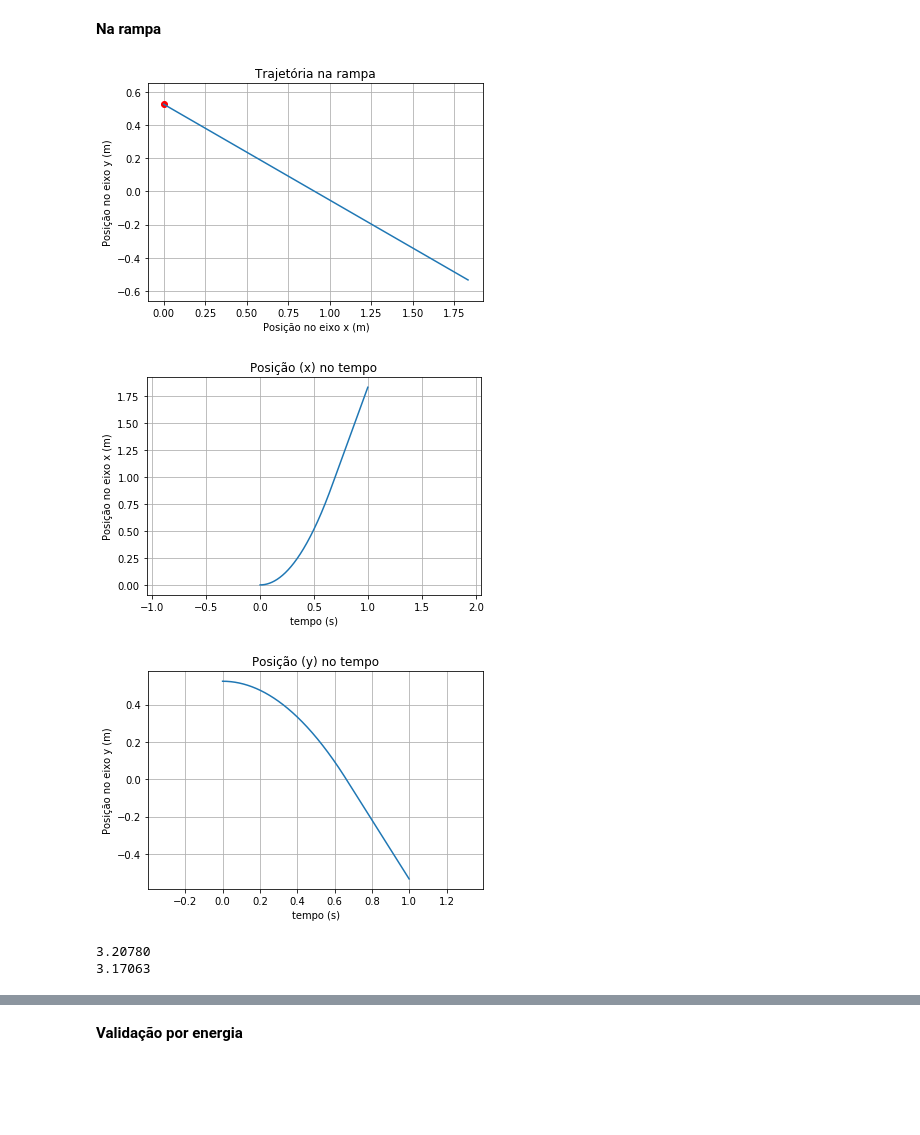
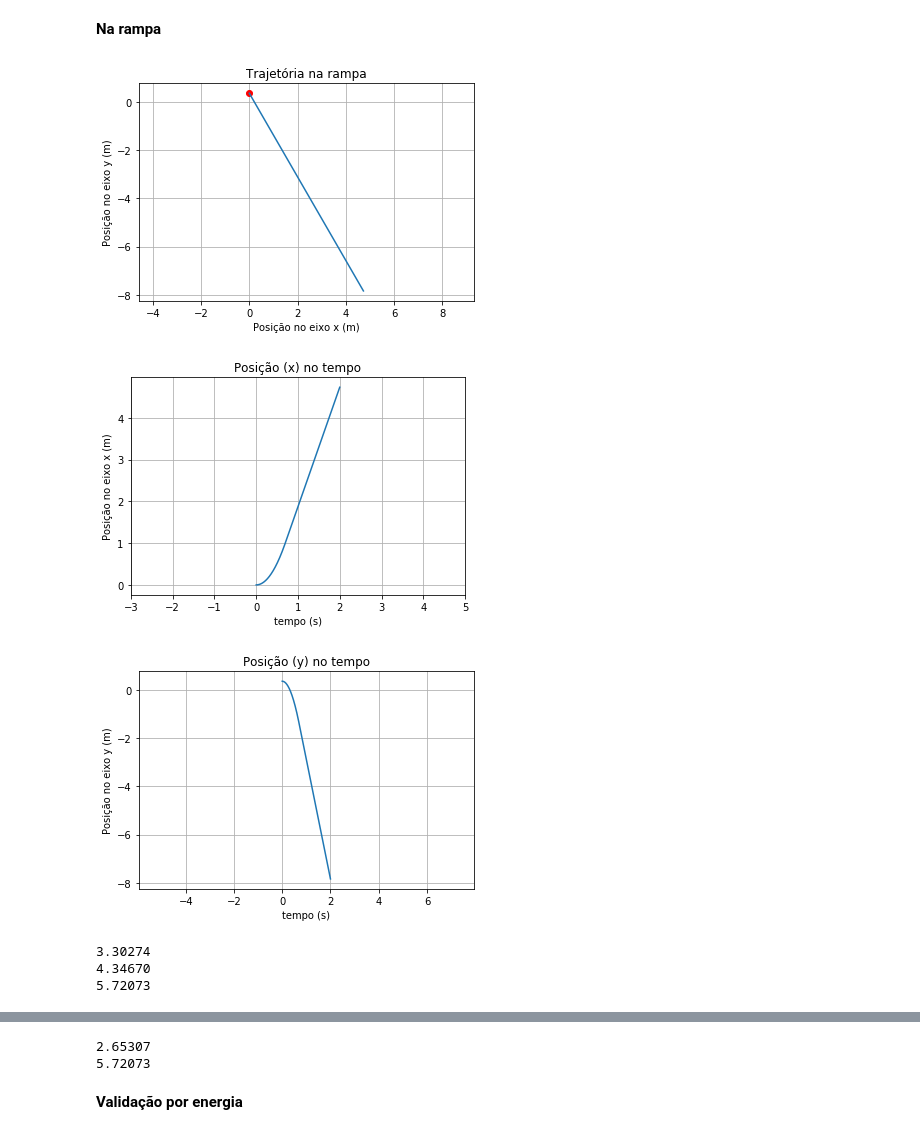
Before and after one commit to pedrocelia/Hot-Wheels, a Jupyter notebook: Hot Wheels(1).ipynb, the cells around one changed output, grey strips where cells are left out. Drawn from its saved outputs; the diff is of its cells as text; code cells hidden in the pictures; blank space fills up the shorter version.

```diff
--- a/Hot Wheels(1).ipynb
+++ b/Hot Wheels(1).ipynb
@@ -23,7 +23,7 @@ peso = m*g #em N
 Cd = 0.82
 A = (2/100)*(2/100)
 p = 1
-ang = math.radians(30)
+ang = math.radians(20)
 sen = math.sin(ang)
 cos = math.cos(ang)
 altura = 1.05*math.sin(ang)
@@ -31,11 +31,12 @@ Xmax = altura/math.tan(ang)
 # %% [markdown]
 **Na rampa**
 # %%
-def EquaçãoDiferencial(listaSolucao, t):
+def EquaçãoDiferencial(listaSolucao, t, a):
     x = listaSolucao[0]
     y = listaSolucao[1]
     Vx = listaSolucao[2]
     Vy = listaSolucao[3]
+    lista_velocidade = []
     v = math.sqrt(Vx**2 + Vy**2)
     D = 1/2*(p*Cd*A*(v**2))
     N = peso*cos
@@ -45,19 +46,17 @@ def EquaçãoDiferencial(listaSolucao, t):
     dydt = Vy
     dVxdt = ((N*sen) - (D*cos) - (4*fat*cos))/m
     dVydt = ((N*cos) + (D*sen) + (4*fat*sen))/m - g
-
     if x > Xmax:
         dVxdt = 0
         dVydt = 0
 
 
-    return dxdt, dydt, dVxdt, dVydt
+    return dxdt, dydt, dVxdt, dVydt, v
 # %%
 delta_t = 1e-3
-tempo = np.arange(0,1,delta_t)
-
-CI = [0,altura,0,0]
-solucao = odeint(EquaçãoDiferencial, CI, tempo)
+tempo = np.arange(0,2,delta_t)
+CI = [0,altura,0,0,0]
+solucao = odeint(EquaçãoDiferencial, CI, tempo, args=(ang,))
 
 #plotando posição inicial
 plt.plot(CI[0],CI[1],'ro')
@@ -71,35 +70,59 @@ plt.axis('equal')
 plt.grid(True)
 plt.show()
 
 #plotando x no tempo
 plt.plot(tempo, solucao[:,0])
 plt.xlabel('tempo (s)')
 plt.ylabel('Posição no eixo x (m)')
 plt.title('Posição (x) no tempo')
 plt.axis('equal')
 plt.grid(True)
 plt.show()
 
 #plotando y no tempo
 plt.plot(tempo, solucao[:,1])
 plt.xlabel('tempo (s)')
 plt.ylabel('Posição no eixo y (m)')
 plt.title('Posição (y) no tempo')
 plt.axis('equal')
 plt.grid(True)
 plt.show()
 
 
+#gráfico da influência do ângulo na velocidade final da rampa
+
+lista_de_angulos = [30,45,60]
+
+for angulo in lista_de_angulos:
+    ang_radianos = math.radians(angulo)
+    sen = math.sin(ang_radianos)
+    cos = math.cos(ang_radianos)
+    solucao_para_velocidade = odeint(EquaçãoDiferencial, CI, tempo, args=(ang_radianos,))
+    vxf = solucao_para_velocidade[:,2][-1]
+    vyf = solucao_para_velocidade[:,3][-1]
+    vf = math.sqrt((vxf**2) + (vyf**2))
+    print('%.5f' %vf)
+    plt.plot(tempo, solucao_para_velocidade[:,4],label=angulo)
+plt.xlabel('tempo (s)')
+plt.ylabel('velocidade final (m/s))')
+plt.title('Velocidade finais em função dos ângulos')
+plt.axis('equal')
+plt.legend()
+plt.grid(True)
+plt.show()
+
+
 #Verificando a velocidade final
 vxf = solucao[:,2][-1]
 vyf = solucao[:,3][-1]
 vf = math.sqrt((vxf**2) + (vyf**2))
 
 print('%.5f' %math.sqrt(2*g*altura))
 print('%.5f' %vf)
 # %% [output]
-[figure, old version]
+[figure, new version]
-[figure, old version]
+[figure, new version]
-[figure, old version]
+[figure, new version]
-3.20780
-3.17063
+3.30274
+4.34670
+5.72073
@@ -106,3 +130,5 @@ print('%.5f' %vf)
+2.65307
+5.72073
 # %% [markdown]
 **Validação por energia**
 # %%
```
Also changed, not shown: parts of 6 cells of this notebook.
